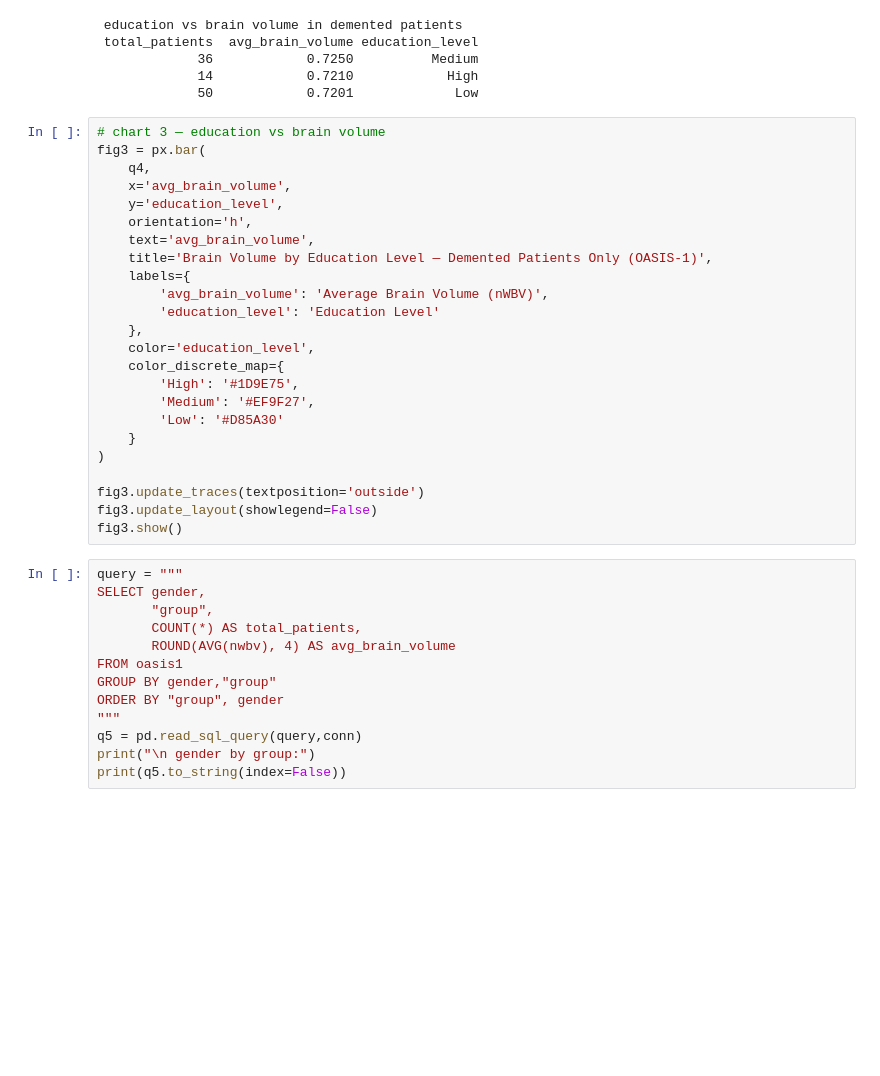
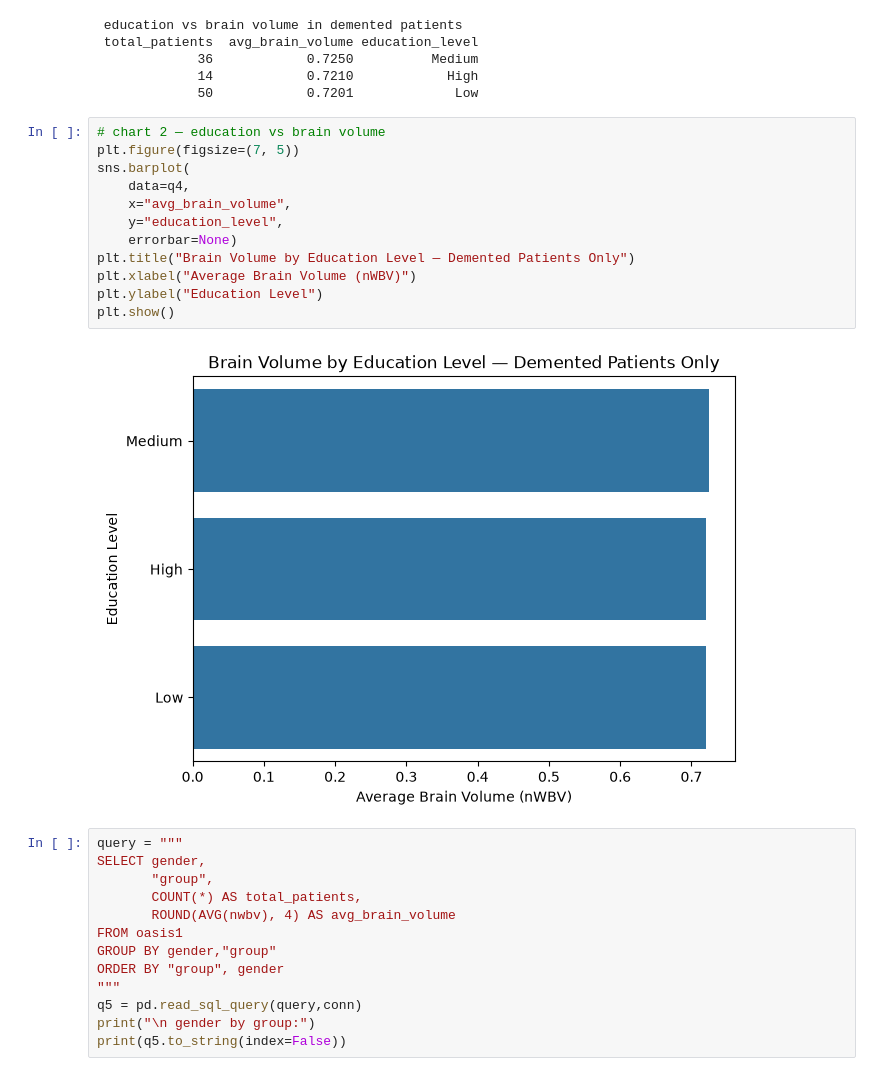
Before and after one commit to menonnimisha02/alzheimers-brain-volume-analysis, a Jupyter notebook: db.ipynb, the cells around one changed output. Saved outputs shown, nothing was run; the diff lists cells and outputs as text; blank space fills up the shorter version.

```diff
--- a/db.ipynb
+++ b/db.ipynb
@@ -115,29 +111,19 @@ print(q4.to_string(index=False))
              14            0.7210            High
              50            0.7201             Low
 # %%
-# chart 3 — education vs brain volume
-fig3 = px.bar(
-    q4,
-    x='avg_brain_volume',
-    y='education_level',
-    orientation='h',
-    text='avg_brain_volume',
-    title='Brain Volume by Education Level — Demented Patients Only (OASIS-1)',
-    labels={
-        'avg_brain_volume': 'Average Brain Volume (nWBV)',
-        'education_level': 'Education Level'
-    },
-    color='education_level',
-    color_discrete_map={
-        'High': '#1D9E75',
-        'Medium': '#EF9F27',
-        'Low': '#D85A30'
-    }
-)
-
-fig3.update_traces(textposition='outside')
-fig3.update_layout(showlegend=False)
-fig3.show()
+# chart 2 — education vs brain volume
+plt.figure(figsize=(7, 5))
+sns.barplot(
+    data=q4,
+    x="avg_brain_volume",
+    y="education_level",
+    errorbar=None)
+plt.title("Brain Volume by Education Level — Demented Patients Only")
+plt.xlabel("Average Brain Volume (nWBV)")
+plt.ylabel("Education Level")
+plt.show()
+# %% [output]
+[figure, added]
 # %%
 query = """
 SELECT gender,
```
Also changed, not shown: parts of 6 cells of this notebook.
